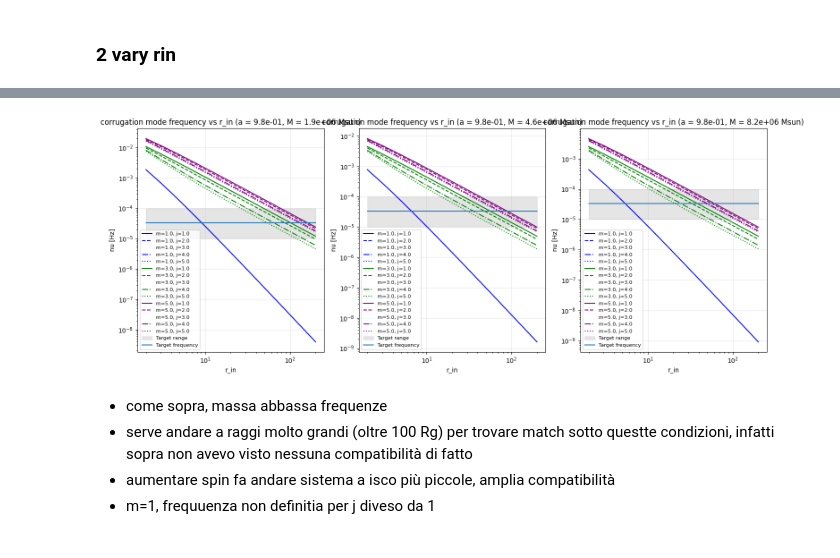
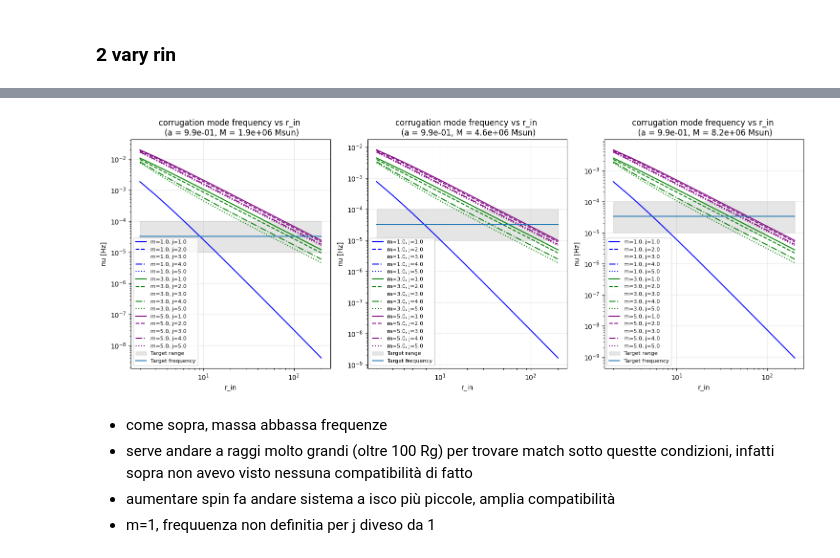
Before and after one commit to mauroghira/iuss_thesis, a Jupyter notebook: c_modes.ipynb, the cells around one changed output, grey strips where cells are left out. Cells and saved outputs as stored; diff of their text form; code cells hidden in the pictures.

Commit message:
corrugation

```diff
--- a/c_modes.ipynb
+++ b/c_modes.ipynb
@@ -34,7 +34,7 @@ def c_frq(m, j, a, rin, M=M_BH, cs=0.17):
 params = {
     "m": (1, 5, 5),
     "j": (1, 5, 5),
-    "a": (0, 0.99, 101),
+    "a": (-0.99, 0.99, 199),
     "M": (10**6, 10**7, 11),
     "cs": (0.17, 0.3, 1)
 }
@@ -47,7 +47,7 @@ RIN = r_isco(A)
 # %%
 freq = c_frq(m, j, A, RIN, M, cs)
 # %%
-fig, axes = plt.subplots(1, 3, figsize=(15, 6))
+fig, axes = plt.subplots(1, 3, figsize=(15, 7))
 axes = axes.flatten()
 
 M_idx = [1, 4, 8]
@@ -100,7 +102,7 @@ plt.show()
 params2 = {
     "m": (1, 5, 5),
     "j": (1, 5, 5),
-    "a": (0, 0.99, 101),
+    "a": (0, 0.99, 100),
     "rin": (2, 200, 199),
     "M": (10**6, 10**7, 11),
     "cs": (0.17, 0.3, 1)
@@ -151,35 +153,35 @@ for i, iM in enumerate(M_idx):
             r_vals = RIN2[0,0,ia,:,iM,0]
             freq_vals = freq2[im, ij, ia, :, iM, 0]    # vector shape (No,)
 
             # plot only valid positive frequencies
             mask = np.isfinite(freq_vals) & (freq_vals > 0)
             mask &= (r_vals > r_isco(A2[0,0,ia,0,iM,0]))
 
             jj = j2[im, ij, ia, 0, iM, 0]
             mm = m2[im, ij, ia, 0, iM, 0]
 
             label = f"m={mm}, j={jj}"
             axes[i].plot(r_vals[mask], freq_vals[mask], label=label,
                          linestyle=stiles[ij % len(stiles)],
                          color=colors[im % len(colors)])
 
     # Target frequency band
     axes[i].fill_between(r_vals, TARGET_MIN, TARGET_MAX, color='gray', alpha=0.2,
                     label="Target range")
     axes[i].plot(r_vals, np.ones_like(r_vals)*NU0, label="Target frequency")
 
-    axes[i].set_title(f"corrugation mode frequency vs r_in (a = {A2[0, 0, ia, 0, 0, 0]:.1e}, M = {M2[0,0, ia, 0,iM,0]:.1e} Msun)")
+    axes[i].set_title(f"corrugation mode frequency vs r_in \n (a = {A2[0, 0, ia, 0, 0, 0]:.1e}, M = {M2[0,0, ia, 0,iM,0]:.1e} Msun)")
     axes[i].set_xlabel("r_in")
     axes[i].set_ylabel("nu [Hz]")
     axes[i].set_yscale("log")
     axes[i].set_xscale("log")
     axes[i].grid(True, alpha=0.3)
     axes[i].legend(fontsize=8)
 
 plt.tight_layout()
 plt.show()
 # %% [output]
-[figure, old version]
+[figure, new version]
 # %% [markdown]
 - come sopra, massa abbassa frequenze
 - serve andare a raggi molto grandi (oltre 100 Rg) per trovare match sotto questte condizioni, infatti sopra non avevo visto nessuna compatibilità di fatto
```
Also changed, not shown: parts of 3 cells of this notebook, 5 other files.
